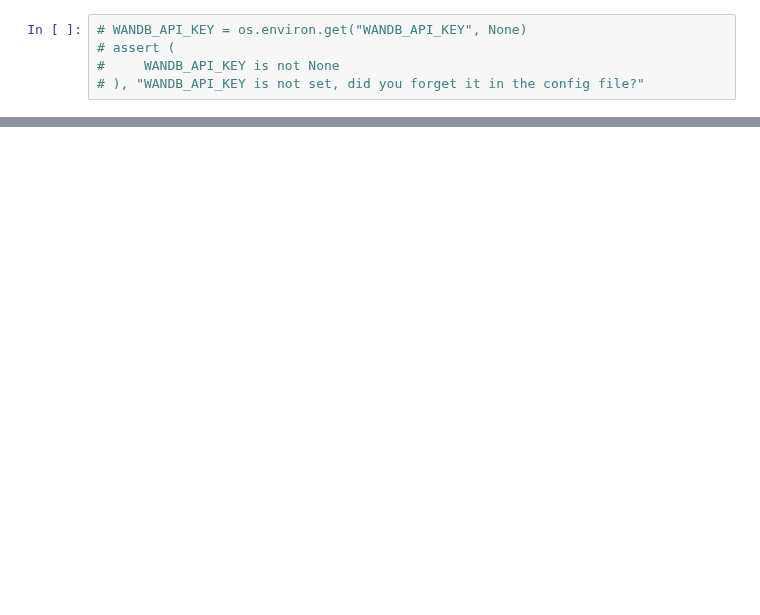
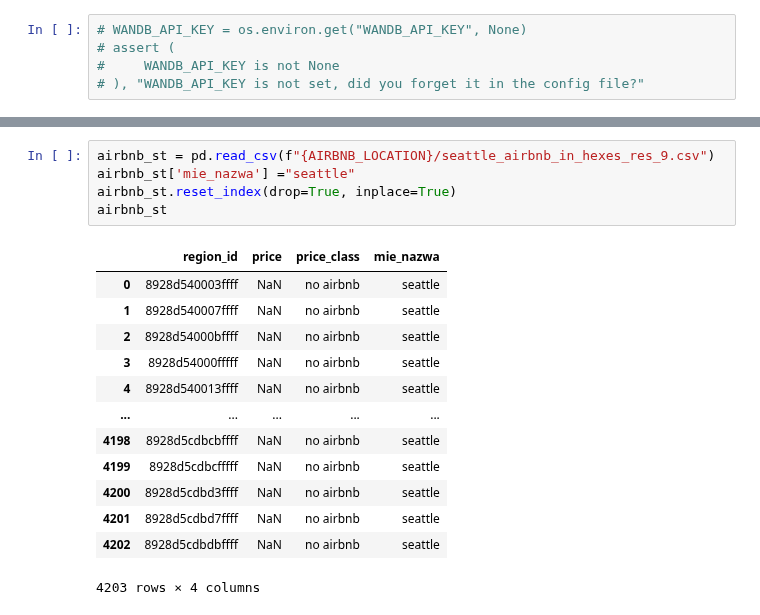
Before and after one commit to StaszekM/gradient, a Jupyter notebook: notebooks/downstream_tasks/airbnb.ipynb, the cells around one changed output, grey strips where cells are left out. Drawn from its saved outputs; the diff is of its cells as text; blank space fills up the shorter version.

```diff
--- a/notebooks/downstream_tasks/airbnb.ipynb
+++ b/notebooks/downstream_tasks/airbnb.ipynb
@@ -90,0 +144,19 @@ DriverError: /home/staszek/mgr/gradient/gradient/data/wypadki-pl/accidents.csv:
+# %%
+airbnb_st = pd.read_csv(f"{AIRBNB_LOCATION}/seattle_airbnb_in_hexes_res_9.csv")
+airbnb_st['mie_nazwa'] ="seattle"
+airbnb_st.reset_index(drop=True, inplace=True)
+airbnb_st
+# %% [output]
+|  | region_id | price | price_class | mie_nazwa |
+| 0 | 8928d540003ffff | NaN | no airbnb | seattle |
+| 1 | 8928d540007ffff | NaN | no airbnb | seattle |
+| 2 | 8928d54000bffff | NaN | no airbnb | seattle |
+| 3 | 8928d54000fffff | NaN | no airbnb | seattle |
+| 4 | 8928d540013ffff | NaN | no airbnb | seattle |
+| ... | ... | ... | ... | ... |
+| 4198 | 8928d5cdbcbffff | NaN | no airbnb | seattle |
+| 4199 | 8928d5cdbcfffff | NaN | no airbnb | seattle |
+| 4200 | 8928d5cdbd3ffff | NaN | no airbnb | seattle |
+| 4201 | 8928d5cdbd7ffff | NaN | no airbnb | seattle |
+| 4202 | 8928d5cdbdbffff | NaN | no airbnb | seattle |
+4203 rows × 4 columns
```
Also changed, not shown: parts of 17 cells of this notebook, 1 other file.
